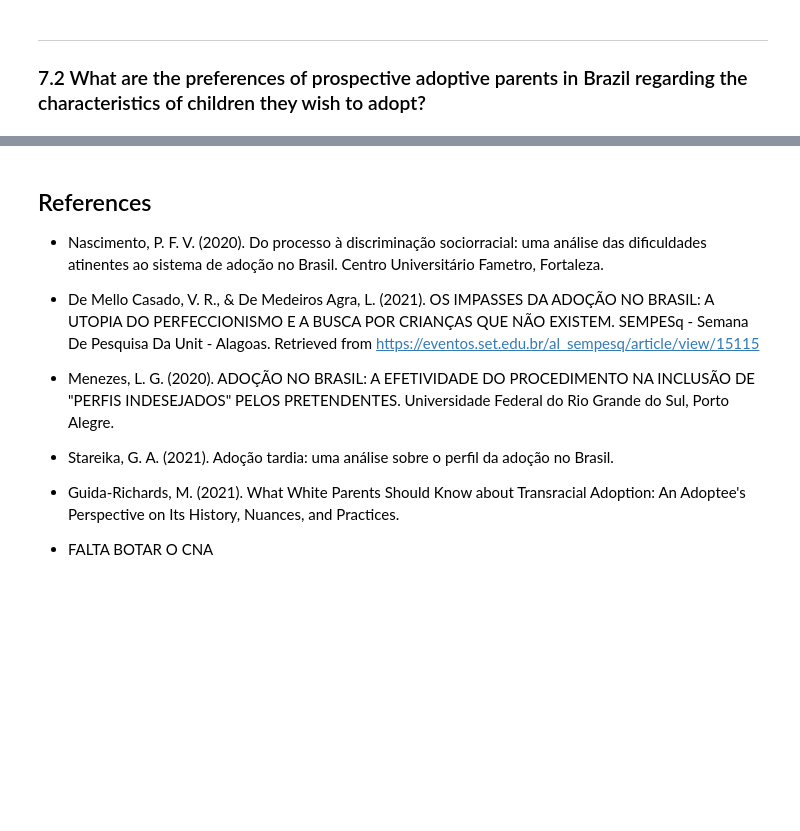
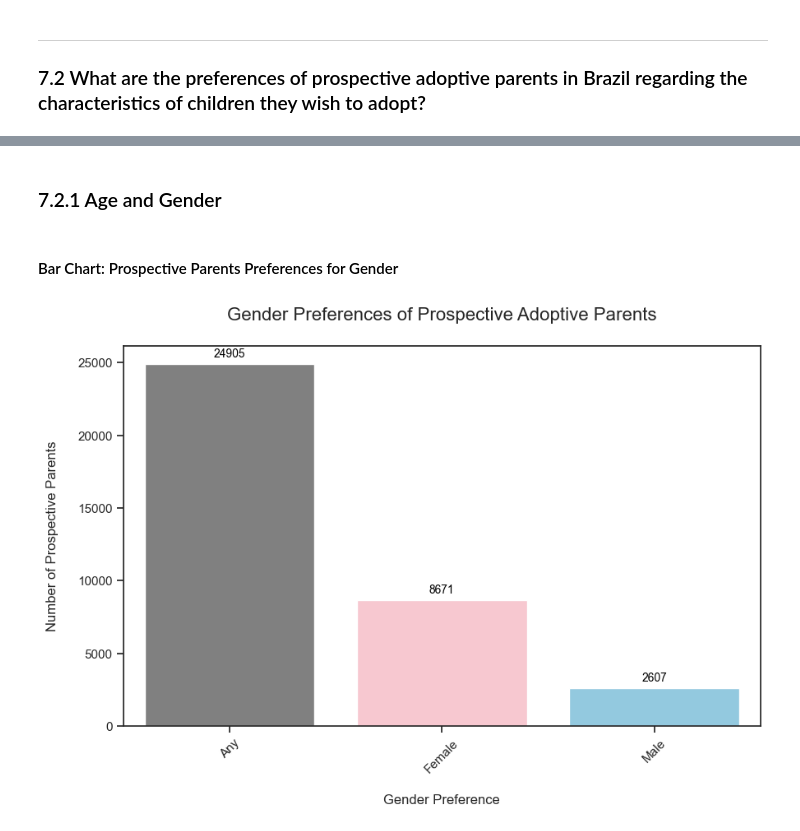
Before and after one commit to giulliadeux/br_adoption, a Jupyter notebook: Adoption in Brazil.ipynb, the cells around one changed output, grey strips where cells are left out. Cells and saved outputs as stored; diff of their text form; code cells hidden in the pictures; blank space fills up the shorter version.

```diff
--- a/Adoption in Brazil.ipynb
+++ b/Adoption in Brazil.ipynb
@@ -1964,10 +1423,0 @@ National adoption likelihood: 6.58%
-# %% [markdown]
-## References
-- Nascimento, P. F. V. (2020). Do processo à discriminação sociorracial: uma análise das dificuldades atinentes ao sistema de adoção no Brasil. Centro Universitário Fametro, Fortaleza.
-- De Mello Casado, V. R., & De Medeiros Agra, L. (2021). OS IMPASSES DA ADOÇÃO NO BRASIL: A UTOPIA DO PERFECCIONISMO E A BUSCA POR CRIANÇAS QUE NÃO EXISTEM. SEMPESq - Semana De Pesquisa Da Unit - Alagoas. Retrieved from https://eventos.set.edu.br/al_sempesq/article/view/15115
-- Menezes, L. G. (2020). ADOÇÃO NO BRASIL: A EFETIVIDADE DO PROCEDIMENTO NA INCLUSÃO DE "PERFIS INDESEJADOS" PELOS PRETENDENTES. Universidade Federal do Rio Grande do Sul, Porto Alegre.
-- Stareika, G. A. (2021). Adoção tardia: uma análise sobre o perfil da adoção no Brasil.
-- Guida-Richards, M. (2021). What White Parents Should Know about Transracial Adoption: An Adoptee's Perspective on Its History, Nuances, and Practices.
-
-
-- FALTA BOTAR O CNA
@@ -1991,0 +1424,27 @@ Profile Analysis: Create 3-5 profiles based on common characteristics and calcul
+# %% [markdown]
+### 7.2.1 Age and Gender
+# %% [markdown]
+#### Bar Chart: Prospective Parents Preferences for Gender
+# %%
+color_palette = ['grey', 'pink', 'skyblue']
+
+# plots bar chart for gender preference
+plt.figure(figsize=(10, 6))
+bar_plot_gender = sns.countplot(data=parents_consolidated, x='gender_preference', palette=color_palette)
+
+# adds totals on each bar
+for p in bar_plot_gender.patches:
+    bar_plot_gender.annotate(format(p.get_height(), '.0f'),
+                             (p.get_x() + p.get_width() / 2., p.get_height()),
+                             ha='center', va='center',
+                             xytext=(0, 9),  # Offset text by 9 points vertically
+                             textcoords='offset points',
+                             fontsize=10, color='black')
+
+plt.title('Gender Preferences of Prospective Adoptive Parents\n', fontsize=16)
+plt.xlabel('\nGender Preference', fontsize=12)
+plt.ylabel('Number of Prospective Parents\n', fontsize=12)
+plt.xticks(rotation=45)
+plt.show()
+# %% [output]
+[figure, added]
```
Also changed, not shown: parts of 50 cells of this notebook, 4 other files.
